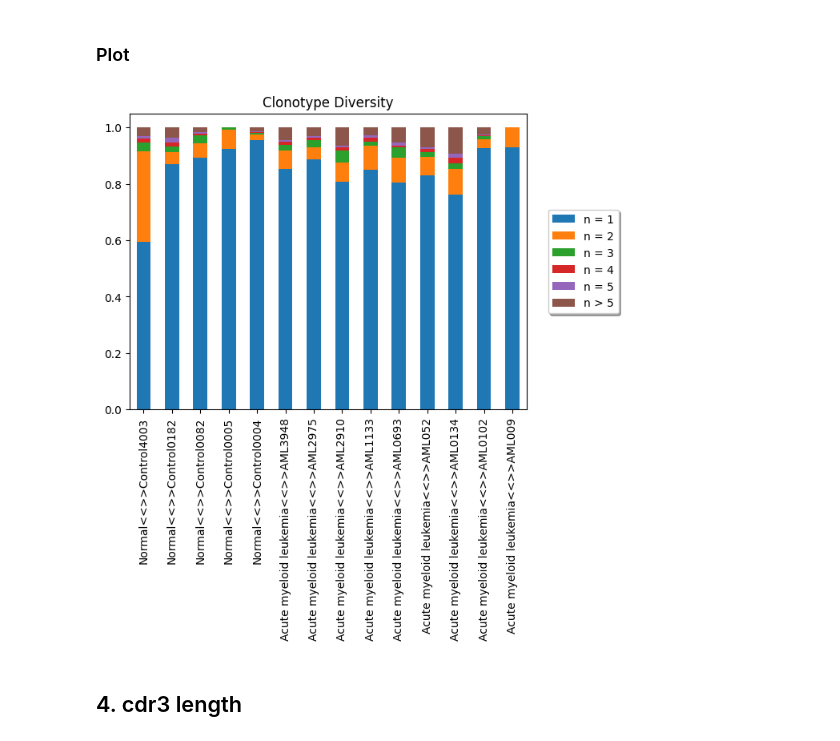
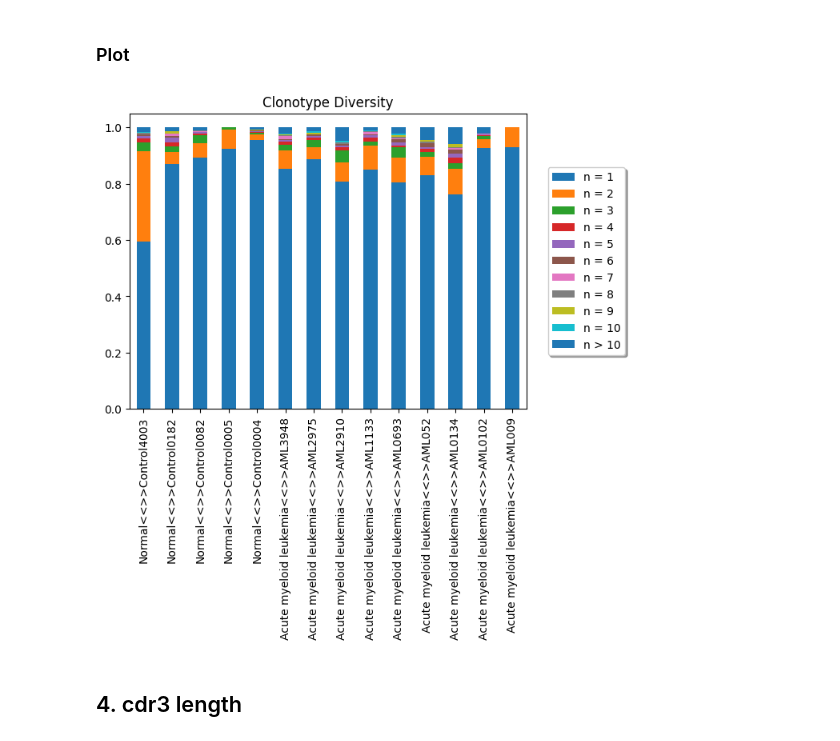
Before and after one commit to sondvo/clonotype_analyses, a Jupyter notebook: TCR_analysis_cleanup.ipynb, the cells around one changed output. Drawn from its saved outputs; the diff is of its cells as text; code cells hidden in the pictures.

```diff
--- a/TCR_analysis_cleanup.ipynb
+++ b/TCR_analysis_cleanup.ipynb
@@ -439,5 +439,3 @@ visualize_shannon_entropy(shannon_condition)
 # %% [markdown]
 - regarless UMI count of clonotype
 - How many T cells express same clonotype in a patient?
-# %%
-DF['Condition<<>>SubjectID'] = DF['Condition'].values + '<<>>' + DF['Subject ID'].values
@@ -497,5 +441,0 @@ for i in DF['Condition<<>>SubjectID'].unique():
-# %%
-clono_proportion_df = pd.DataFrame(clono_proportion)
-clono_proportion_df = clono_proportion_df.set_index('groups')
-# %%
-clono_proportion_df = clono_proportion_df.sort_index(ascending=False)
@@ -523,12 +487,34 @@ clono_proportion_df.to_csv('GSE185381_TCR/clonotypes/clono_proportion_df.tsv', s
+# %%
+def visualize_clonotypes_diversity(clono_proportion):
+    clono_proportion_df = pd.DataFrame(clono_proportion)
+    clono_proportion_df = clono_proportion_df.set_index('groups').sort_index(ascending=False)
+
+    ax = clono_proportion_df.plot(
+        kind='bar',
+        stacked=True,
+        title='Clonotype Diversity',
+        xlabel=''
+    )
+    ax.legend(
+        loc='center left',
+        bbox_to_anchor=(1.04, 0.5),
+        fancybox=True,
+        shadow=True,
+        ncol=1
+    )
+    plt.show()
+    return
 # %% [markdown]
 ### Plot
-# %%
-ax = clono_proportion_df.plot(kind='bar', stacked=True, title='Clonotype Diversity', xlabel='')
-ax.legend(loc='center left', bbox_to_anchor=(1.04, 0.5),
-          fancybox=True, shadow=True, ncol=1)
-plt.show()
-# %% [output]
-[figure, removed]
+# %%
+clono_proportion = create_clonotypes_divesity_data(
+    DF,
+    meta_keys=['Condition', 'Subject ID'],
+    lower_n=10,
+)
+visualize_clonotypes_diversity(clono_proportion)
+# %% [output]
+[figure, added]
 # %% [markdown]
 ## 4. cdr3 length
 # %% [markdown]
```
Also changed, not shown: parts of 27 cells of this notebook.
